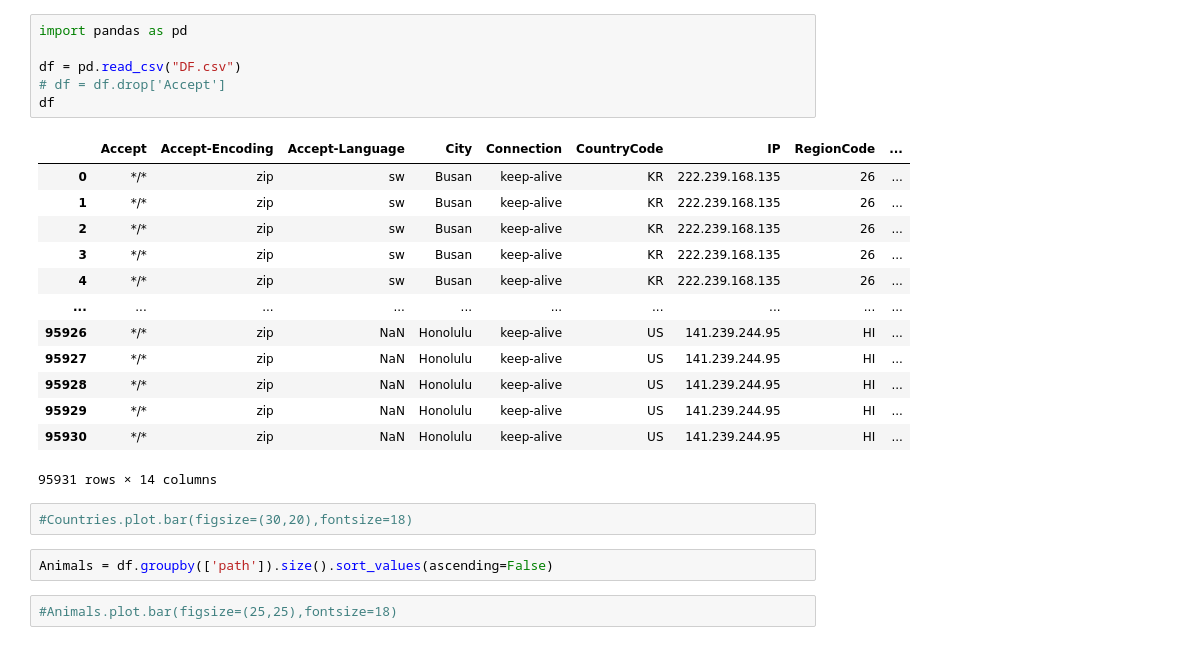
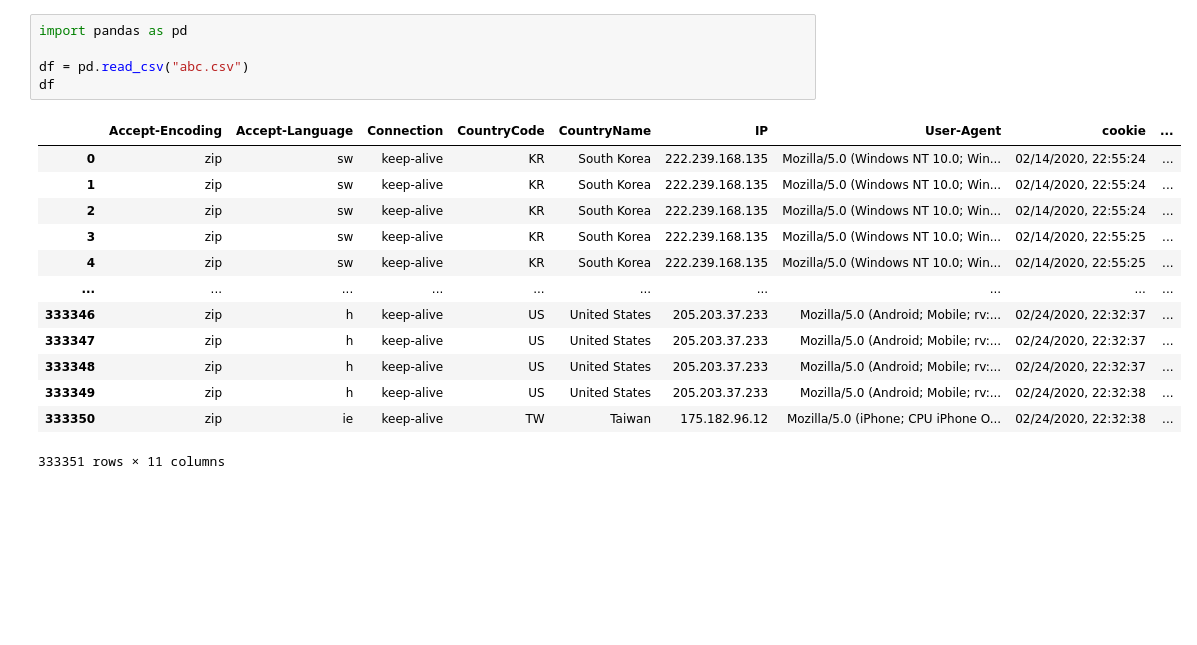
Before and after one commit to msilin/dogcat, a Jupyter notebook: Notebook_hk.ipynb, the cells around one changed output. Saved outputs shown, nothing was run; the diff lists cells and outputs as text; blank space fills up the shorter version.

```diff
--- a/Notebook_hk.ipynb
+++ b/Notebook_hk.ipynb
@@ -1,29 +1,22 @@
 # %%
 import pandas as pd
 
-df = pd.read_csv("DF.csv")
-# df = df.drop['Accept']
+df = pd.read_csv("abc.csv")
 df
 # %% [output]
-|  | Accept | Accept-Encoding | Accept-Language | City | Connection | CountryCode | IP | RegionCode | ... |
-| 0 | */* | zip | sw | Busan | keep-alive | KR | 222.239.168.135 | 26 | ... |
-| 1 | */* | zip | sw | Busan | keep-alive | KR | 222.239.168.135 | 26 | ... |
-| 2 | */* | zip | sw | Busan | keep-alive | KR | 222.239.168.135 | 26 | ... |
-| 3 | */* | zip | sw | Busan | keep-alive | KR | 222.239.168.135 | 26 | ... |
-| 4 | */* | zip | sw | Busan | keep-alive | KR | 222.239.168.135 | 26 | ... |
+|  | Accept-Encoding | Accept-Language | Connection | CountryCode | CountryName | IP | User-Agent | cookie | ... |
+| 0 | zip | sw | keep-alive | KR | South Korea | 222.239.168.135 | Mozilla/5.0 (Windows NT 10.0; Win... | 02/14/2020, 22:55:24 | ... |
+| 1 | zip | sw | keep-alive | KR | South Korea | 222.239.168.135 | Mozilla/5.0 (Windows NT 10.0; Win... | 02/14/2020, 22:55:24 | ... |
+| 2 | zip | sw | keep-alive | KR | South Korea | 222.239.168.135 | Mozilla/5.0 (Windows NT 10.0; Win... | 02/14/2020, 22:55:24 | ... |
+| 3 | zip | sw | keep-alive | KR | South Korea | 222.239.168.135 | Mozilla/5.0 (Windows NT 10.0; Win... | 02/14/2020, 22:55:25 | ... |
+| 4 | zip | sw | keep-alive | KR | South Korea | 222.239.168.135 | Mozilla/5.0 (Windows NT 10.0; Win... | 02/14/2020, 22:55:25 | ... |
 | ... | ... | ... | ... | ... | ... | ... | ... | ... | ... |
-| 95926 | */* | zip | NaN | Honolulu | keep-alive | US | 141.239.244.95 | HI | ... |
-| 95927 | */* | zip | NaN | Honolulu | keep-alive | US | 141.239.244.95 | HI | ... |
-| 95928 | */* | zip | NaN | Honolulu | keep-alive | US | 141.239.244.95 | HI | ... |
-| 95929 | */* | zip | NaN | Honolulu | keep-alive | US | 141.239.244.95 | HI | ... |
-| 95930 | */* | zip | NaN | Honolulu | keep-alive | US | 141.239.244.95 | HI | ... |
+| 333346 | zip | h | keep-alive | US | United States | 205.203.37.233 | Mozilla/5.0 (Android; Mobile; rv:... | 02/24/2020, 22:32:37 | ... |
+| 333347 | zip | h | keep-alive | US | United States | 205.203.37.233 | Mozilla/5.0 (Android; Mobile; rv:... | 02/24/2020, 22:32:37 | ... |
+| 333348 | zip | h | keep-alive | US | United States | 205.203.37.233 | Mozilla/5.0 (Android; Mobile; rv:... | 02/24/2020, 22:32:37 | ... |
+| 333349 | zip | h | keep-alive | US | United States | 205.203.37.233 | Mozilla/5.0 (Android; Mobile; rv:... | 02/24/2020, 22:32:38 | ... |
+| 333350 | zip | ie | keep-alive | TW | Taiwan | 175.182.96.12 | Mozilla/5.0 (iPhone; CPU iPhone O... | 02/24/2020, 22:32:38 | ... |
-95931 rows × 14 columns
+333351 rows × 11 columns
-# %%
-#Countries.plot.bar(figsize=(30,20),fontsize=18)
-# %%
-Animals = df.groupby(['path']).size().sort_values(ascending=False)
-# %%
-#Animals.plot.bar(figsize=(25,25),fontsize=18)
 # %%
 df2 = df
 df2['time'] = df['time'].str[:3]
```
Also changed, not shown: parts of 14 cells of this notebook, 1 other file.
